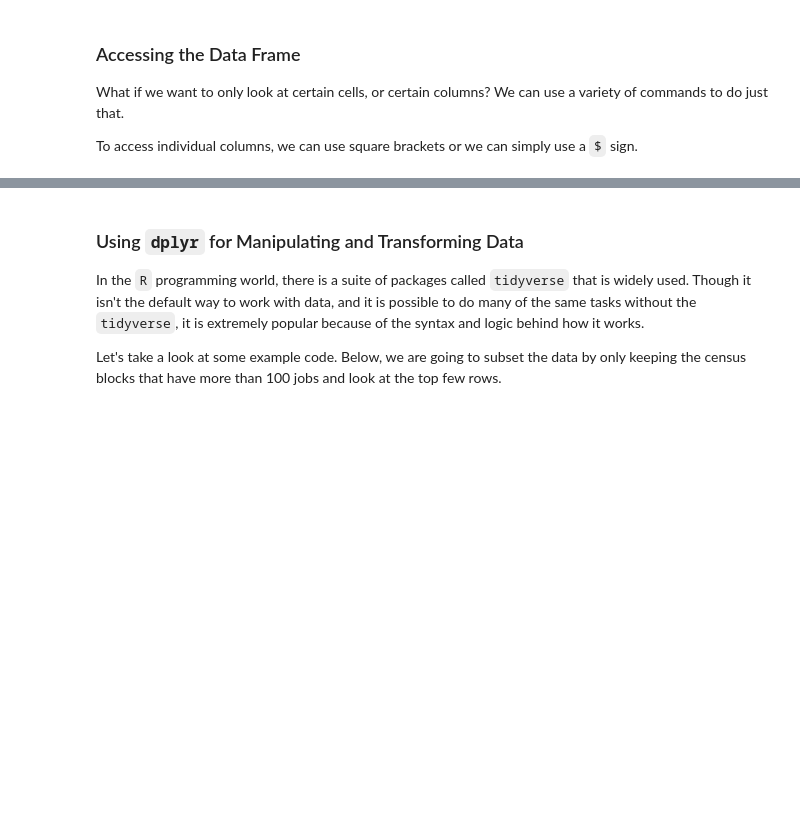
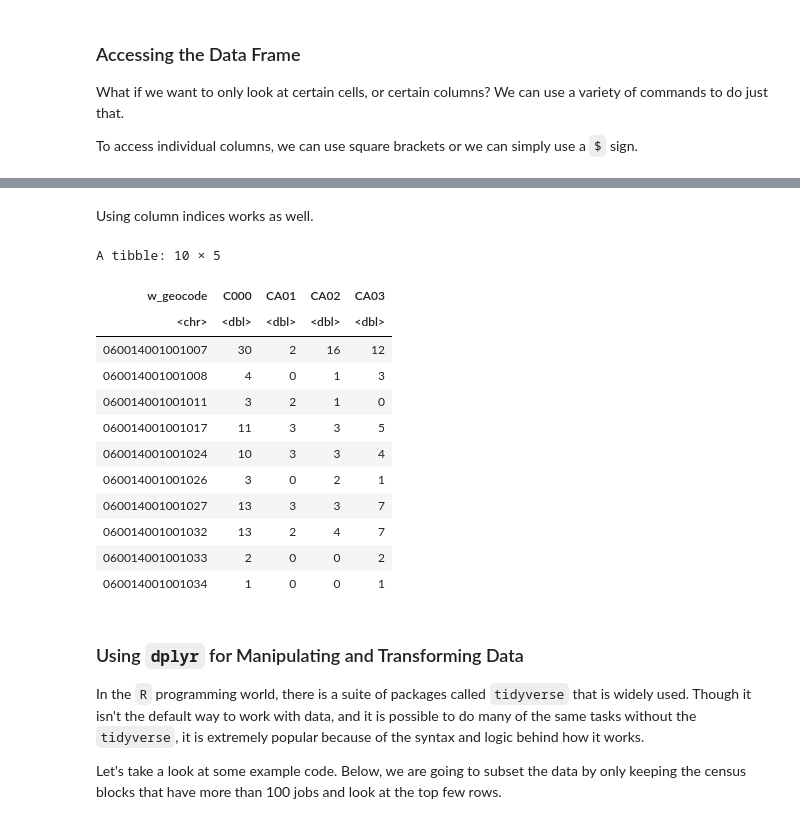
Before and after one commit to Coleridge-Initiative/ada-intro-r, a Jupyter notebook: R-1.ipynb, the cells around one changed output, grey strips where cells are left out. Drawn from its saved outputs; the diff is of its cells as text; code cells hidden in the pictures; blank space fills up the shorter version.

```diff
--- a/R-1.ipynb
+++ b/R-1.ipynb
@@ -246,3 +286,21 @@ df$w_geocode
+# %% [markdown]
+Using column indices works as well.
+# %%
+df[1:10,1:5]
+# %% [output]
+A tibble: 10 × 5
+| w_geocode | C000 | CA01 | CA02 | CA03 |
+| <chr> | <dbl> | <dbl> | <dbl> | <dbl> |
+| 060014001001007 | 30 | 2 | 16 | 12 |
+| 060014001001008 | 4 | 0 | 1 | 3 |
+| 060014001001011 | 3 | 2 | 1 | 0 |
+| 060014001001017 | 11 | 3 | 3 | 5 |
+| 060014001001024 | 10 | 3 | 3 | 4 |
+| 060014001001026 | 3 | 0 | 2 | 1 |
+| 060014001001027 | 13 | 3 | 3 | 7 |
+| 060014001001032 | 13 | 2 | 4 | 7 |
+| 060014001001033 | 2 | 0 | 0 | 2 |
+| 060014001001034 | 1 | 0 | 0 | 1 |
 # %% [markdown]
 ### Using `dplyr` for Manipulating and Transforming Data
 
```
Also changed, not shown: parts of 16 cells of this notebook, 6 other files.
